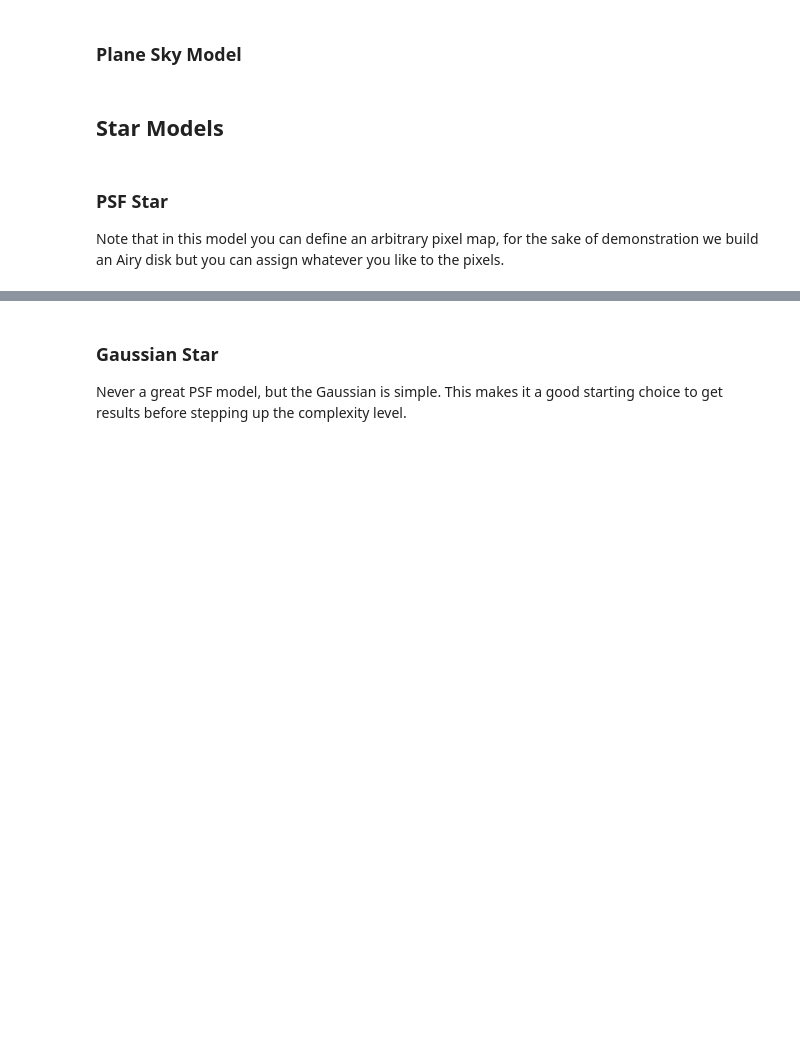
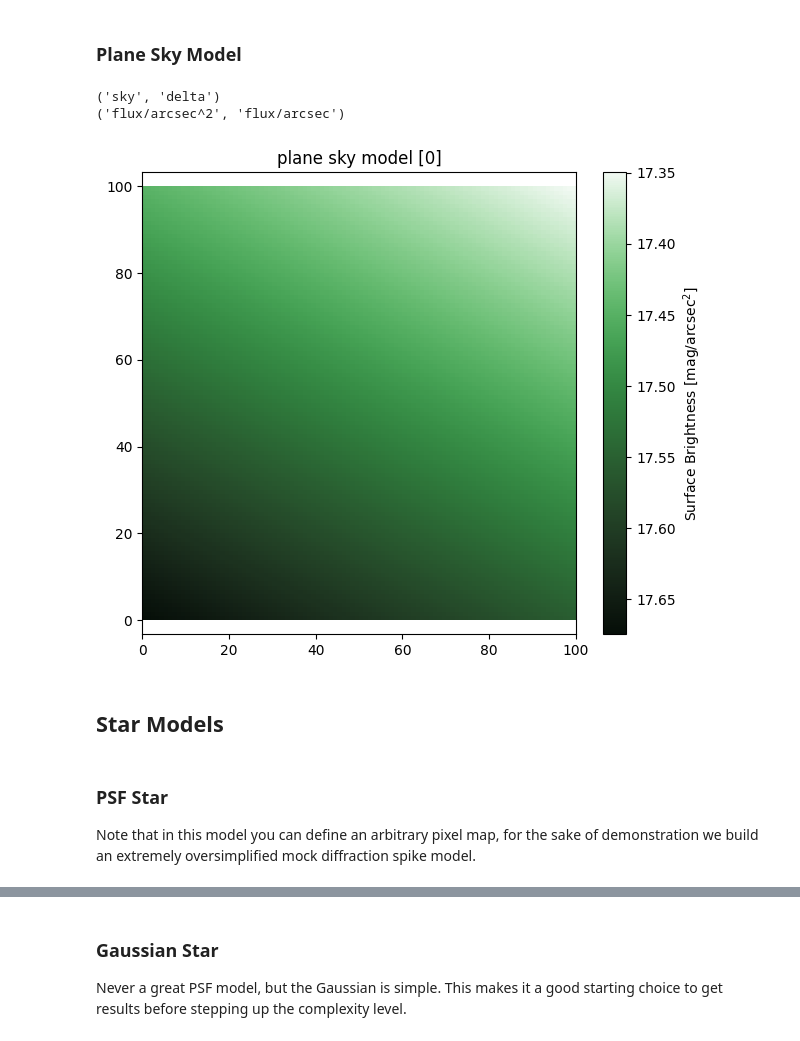
Before and after one commit to Autostronomy/AstroPhot, a Jupyter notebook: docs/tutorials/ModelZoo.ipynb, the cells around one changed output, grey strips where cells are left out. Saved outputs shown, nothing was run; the diff lists cells and outputs as text; code cells hidden in the pictures; blank space fills up the shorter version.

```diff
--- a/docs/tutorials/ModelZoo.ipynb
+++ b/docs/tutorials/ModelZoo.ipynb
@@ -29,18 +38,27 @@ plt.show()
 # %% [markdown]
 ### Plane Sky Model
 # %%
-M = ap.models.AstroPhot_Model(name = "plane sky", model_type = "plane sky model", parameters = {"center":[50,50], "sky": 10, "delta": [1e-2,2e-2]}, target = basic_target)
+M = ap.models.AstroPhot_Model(
+    model_type = "plane sky model",
+    parameters = {"center":[50,50], "sky": 10, "delta": [1e-2,2e-2]},
+    target = basic_target
+)
 print(M.parameter_order)
 print(tuple(P.units for P in M.parameters))
 M.initialize()
 
 fig, ax = plt.subplots(figsize = (7,6))
 ap.plots.model_image(fig, ax, M)
+ax.set_title(M.name)
 plt.show()
+# %% [output]
+('sky', 'delta')
+('flux/arcsec^2', 'flux/arcsec')
+[figure, added]
 # %% [markdown]
 ## Star Models
 # %% [markdown]
 ### PSF Star
 
-Note that in this model you can define an arbitrary pixel map, for the sake of demonstration we build an Airy disk but you can assign whatever you like to the pixels.
+Note that in this model you can define an arbitrary pixel map, for the sake of demonstration we build an extremely oversimplified mock diffraction spike model.
 # %%
```
Also changed, not shown: parts of 42 cells of this notebook, 16 other files.
